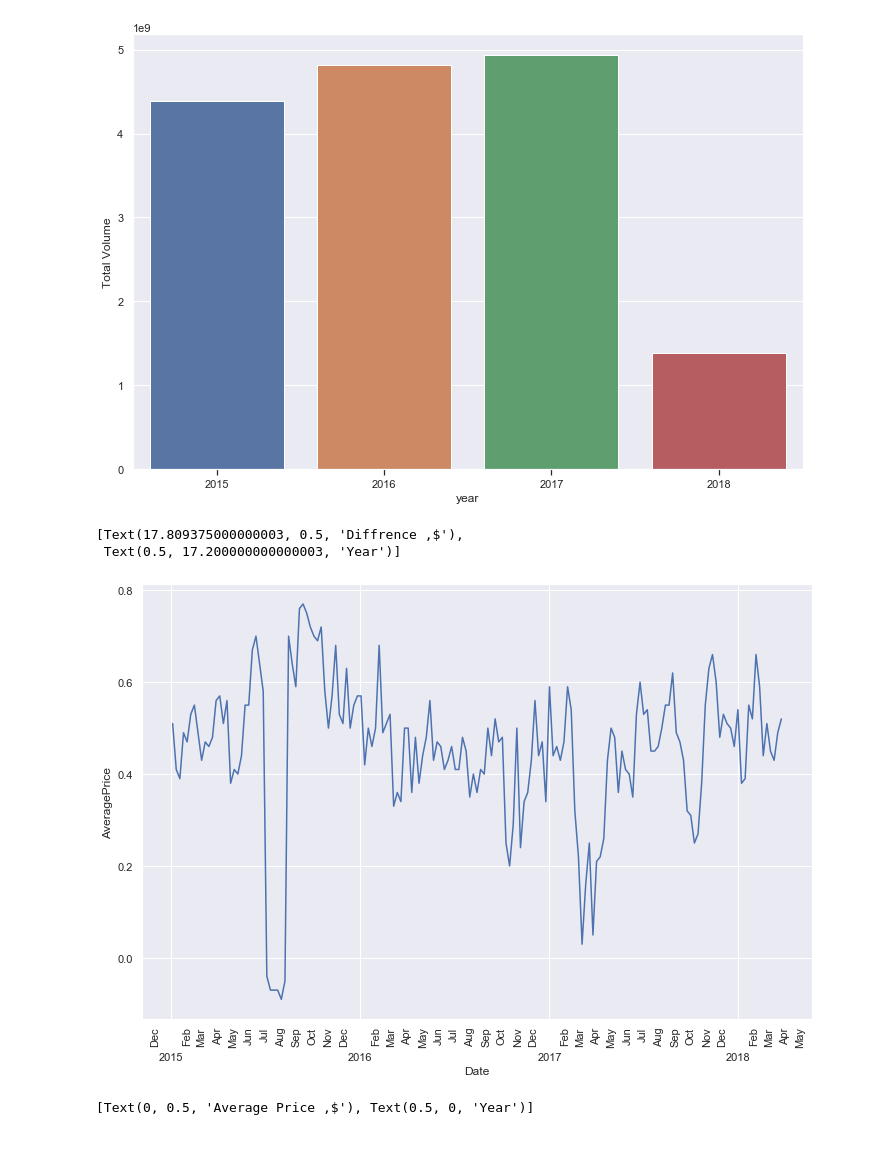
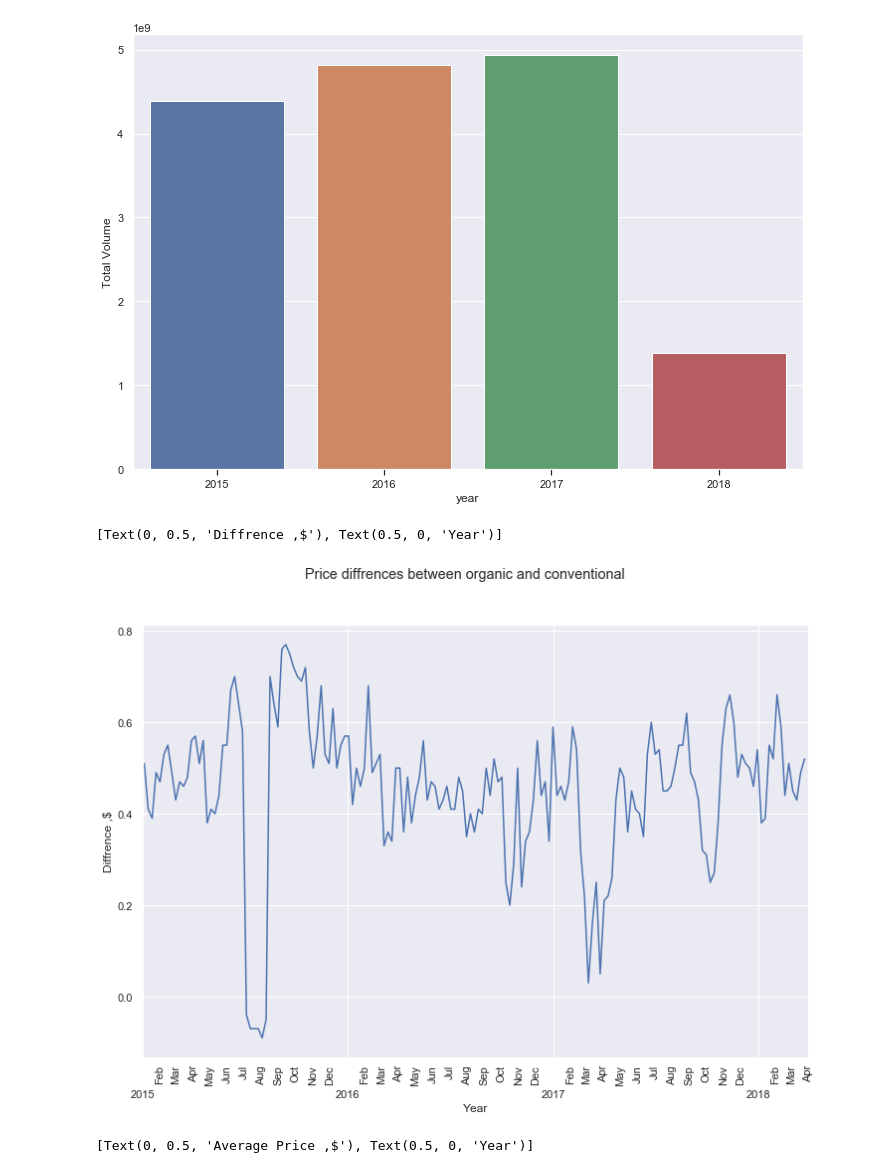
Before and after one commit to kurelaitisk/avocado-data, a Jupyter notebook: avocado.ipynb, the cells around one changed output. Drawn from its saved outputs; the diff is of its cells as text; code cells hidden in the pictures; blank space fills up the shorter version.

```diff
--- a/avocado.ipynb
+++ b/avocado.ipynb
@@ -182,31 +182,30 @@ avocados_conventional_US=avocados_conventional[avocados_conventional.region=='To
 # %%
 sns.set(rc={'figure.figsize':(12,8)})
 years = mdates.YearLocator()
 months = mdates.MonthLocator()
 monthsFmt = mdates.DateFormatter('%b')
 yearsFmt = mdates.DateFormatter('\n\n%Y')
 fig8, ax8 = plt.subplots()
 sns.lineplot(x=pd.to_datetime(avocados_organic_US['Date']), y=avocados_organic_US.AveragePrice-avocados_conventional_US.AveragePrice)
 
 datemin = np.datetime64(pd.to_datetime(avocados_organic_US['Date']).min(), 'Y')
 datemax = np.datetime64(pd.to_datetime(avocados_organic_US['Date']).max(), 'Y') + np.timedelta64(3, 'M')
-ax11.set_xlim(datemin, datemax)
+ax8.set_xlim(datemin, datemax)
 
 
 ax8.xaxis.set_major_locator(years)
 ax8.xaxis.set_major_formatter(yearsFmt)
 
 
-st = fig11.suptitle('Price diffrences between organic and conventional')
+st = fig8.suptitle('Price diffrences between organic and conventional')
 ax8.xaxis.set_minor_locator(months)
 ax8.xaxis.set_minor_formatter(monthsFmt)
 plt.setp(ax8.xaxis.get_minorticklabels(), rotation=90)
 plt.rcParams['xtick.bottom'] = True
-ax11.set(xlabel='Year', ylabel='Diffrence ,$')
+ax8.set(xlabel='Year', ylabel='Diffrence ,$')
 # %% [output]
-[Text(17.809375000000003, 0.5, 'Diffrence ,$'),
- Text(0.5, 17.200000000000003, 'Year')]
+[Text(0, 0.5, 'Diffrence ,$'), Text(0.5, 0, 'Year')]
-[figure, old version]
+[figure, new version]
 # %%
 fig9, ax9 = plt.subplots()
 
```
Also changed, not shown: parts of 2 cells of this notebook.
